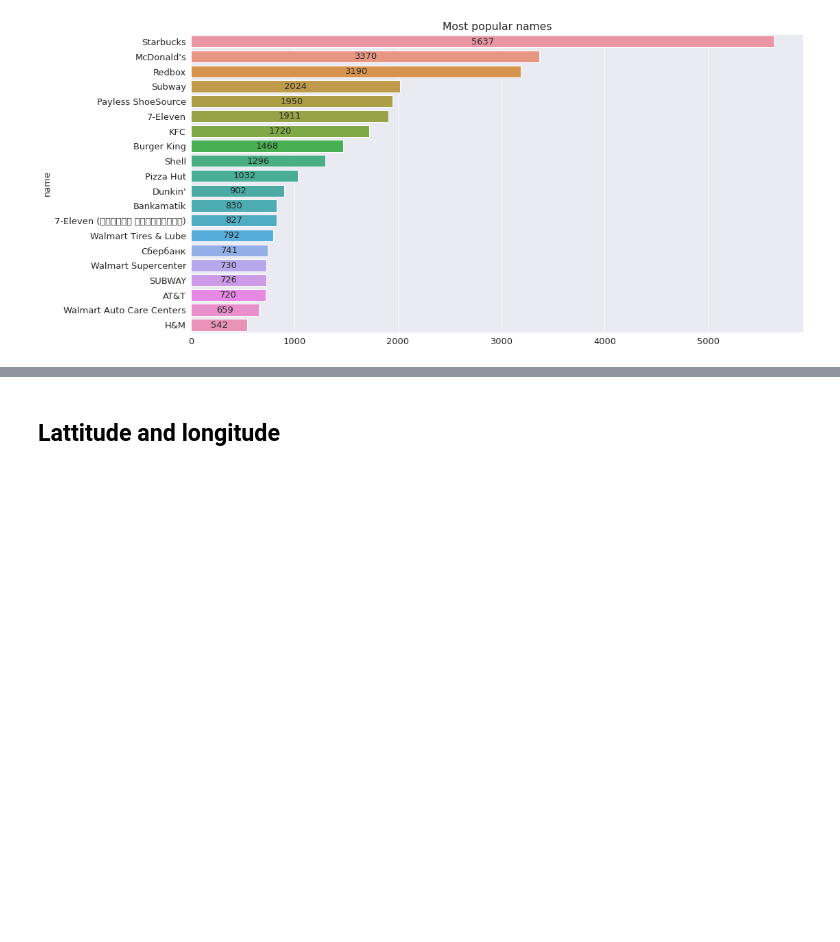
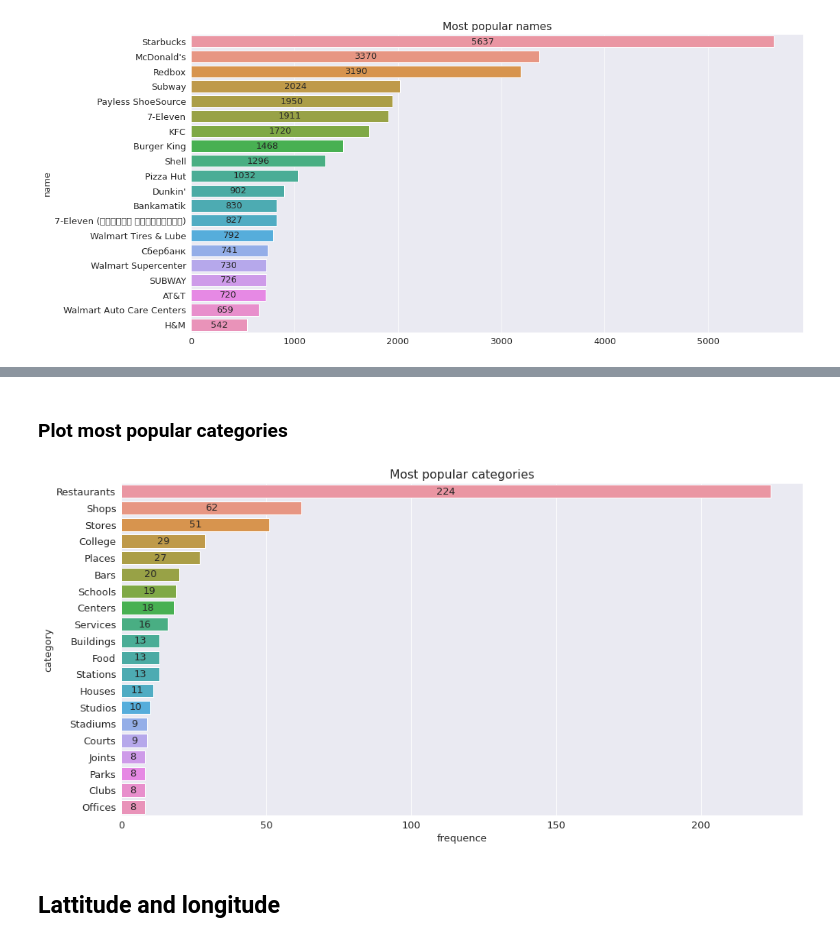
Before and after one commit to beatwad/foursqare, a Jupyter notebook: foursquare_eda_train_inf.ipynb, the cells around one changed output, grey strips where cells are left out. Saved outputs shown, nothing was run; the diff lists cells and outputs as text; code cells hidden in the pictures; blank space fills up the shorter version.

Commit message:
Add main category

```diff
--- a/foursquare_eda_train_inf.ipynb
+++ b/foursquare_eda_train_inf.ipynb
@@ -185,0 +218,26 @@ br = ax.bar_label(ax.containers[0], label_type='center')
+# %%
+train_cats = train['categories'].unique()
+
+all_cats = list()
+
+for cat in train_cats:
+    if cat == cat:
+        cat_list = cat.split(', ')
+
+        for c in cat_list:
+            if c not in all_cats:
+                all_cats.append(c)
+
+cats_freq = dict()
+
+for c in all_cats:
+    c_list = c.split(' ')
+    for c_l in c_list:
+        if c_l not in ['&', '/']:
+            x = cats_freq.get(c_l, 0) + 1
+            cats_freq[c_l] = x
+
+cats_freq = pd.DataFrame(cats_freq.items(),
+                         columns=['category', 'frequence']).sort_values('frequence',
+                                                                        ascending=False).reset_index(drop=True)
+cats_freq.head()
@@ -186,3 +251,14 @@ br = ax.bar_label(ax.containers[0], label_type='center')
+# %% [markdown]
+### Plot most popular categories
+# %%
+plt.figure(figsize=(16, 8))
+plt.title('Most popular categories')
+
+d = cats_freq.head(20)
+ax = sns.barplot(x='frequence', y='category', data=d, orient='h')
+br = ax.bar_label(ax.containers[0], label_type='center')
+# %% [output]
+[figure, added]
 # %% [markdown]
 ## Lattitude and longitude
 # %% [markdown]
```
Also changed, not shown: parts of 9 cells of this notebook.
